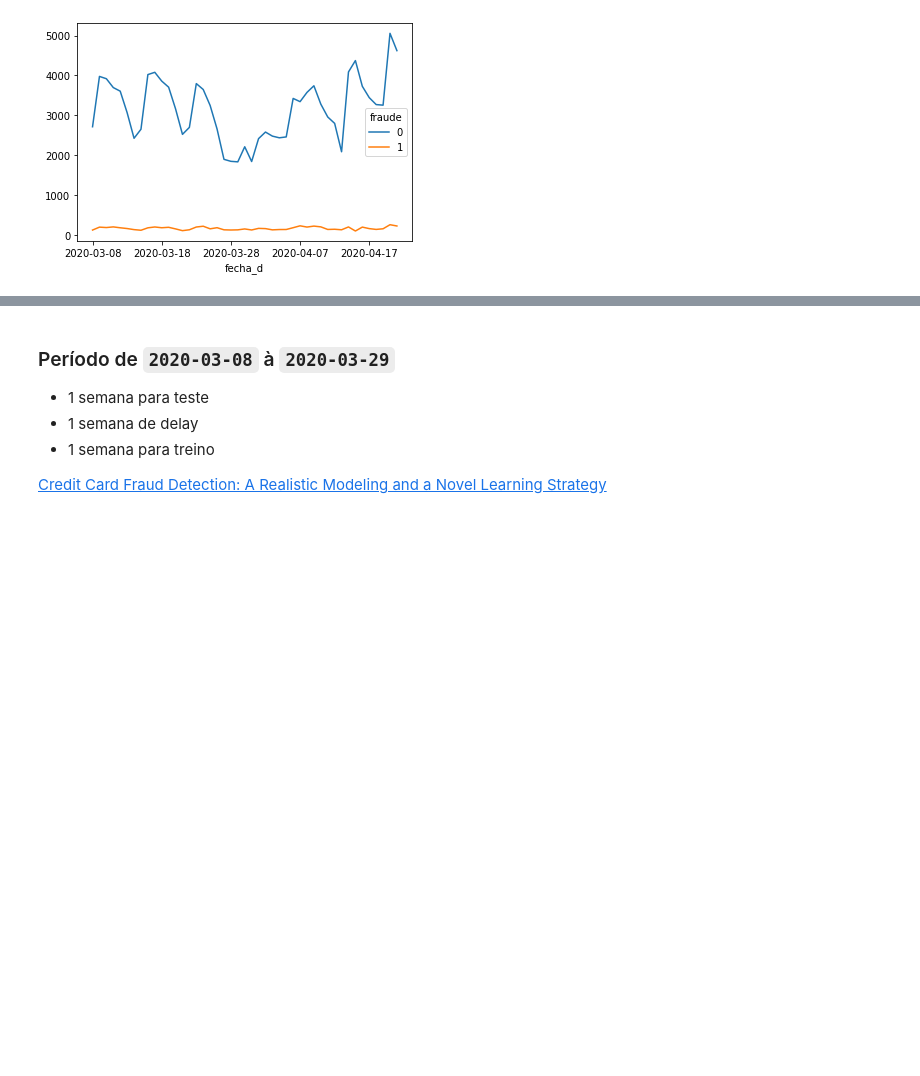
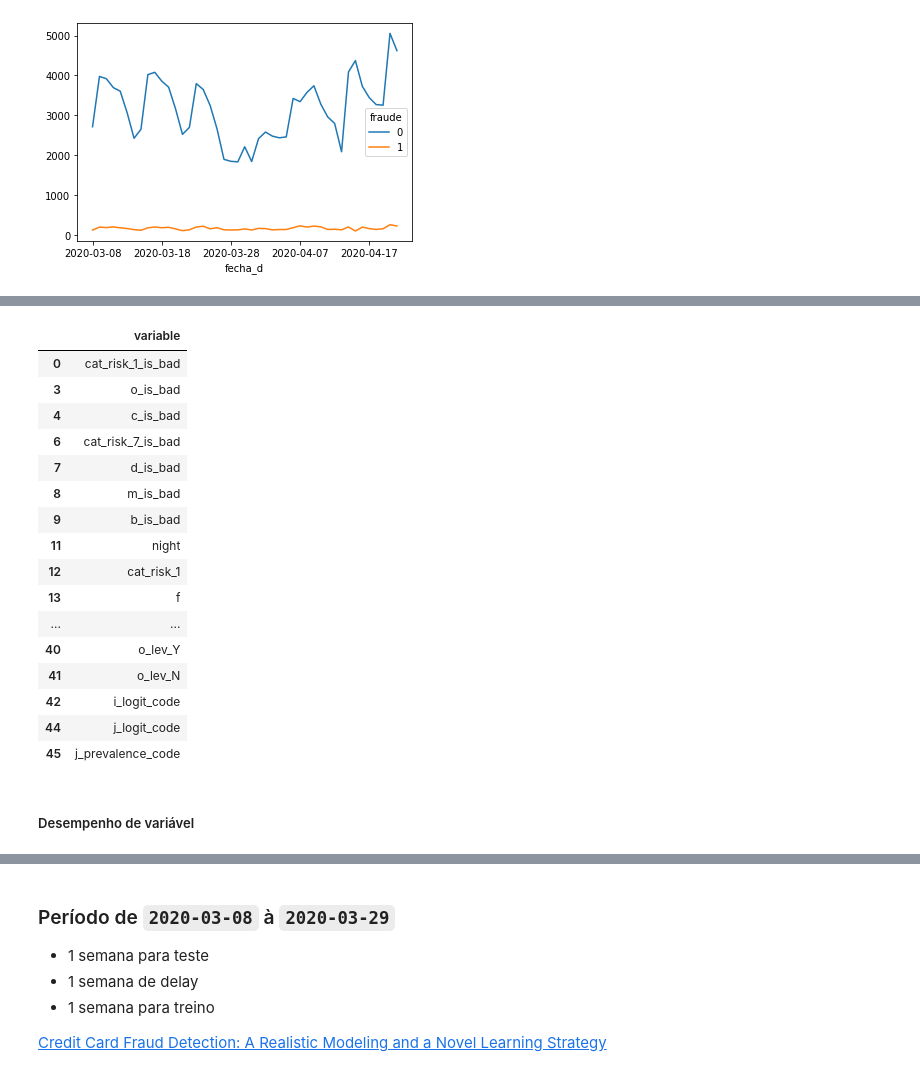
Before and after one commit to ggarciabas/ml_engineer, a Jupyter notebook: ds/notebook.ipynb, the cells around one changed output, grey strips where cells are left out. Saved outputs shown, nothing was run; the diff lists cells and outputs as text; code cells hidden in the pictures; blank space fills up the shorter version.

```diff
--- a/ds/notebook.ipynb
+++ b/ds/notebook.ipynb
@@ -173,0 +301,22 @@ Problemas:
+# %%
+transform.score_frame_.loc[transform.score_frame_['recommended'], ['variable']]
+# %% [output]
+|  | variable |
+| 0 | cat_risk_1_is_bad |
+| 3 | o_is_bad |
+| 4 | c_is_bad |
+| 6 | cat_risk_7_is_bad |
+| 7 | d_is_bad |
+| 8 | m_is_bad |
+| 9 | b_is_bad |
+| 11 | night |
+| 12 | cat_risk_1 |
+| 13 | f |
+| ... | ... |
+| 40 | o_lev_Y |
+| 41 | o_lev_N |
+| 42 | i_logit_code |
+| 44 | j_logit_code |
+| 45 | j_prevalence_code |
+# %% [markdown]
+##### Desempenho de variável
```
Also changed, not shown: parts of 42 cells of this notebook.
